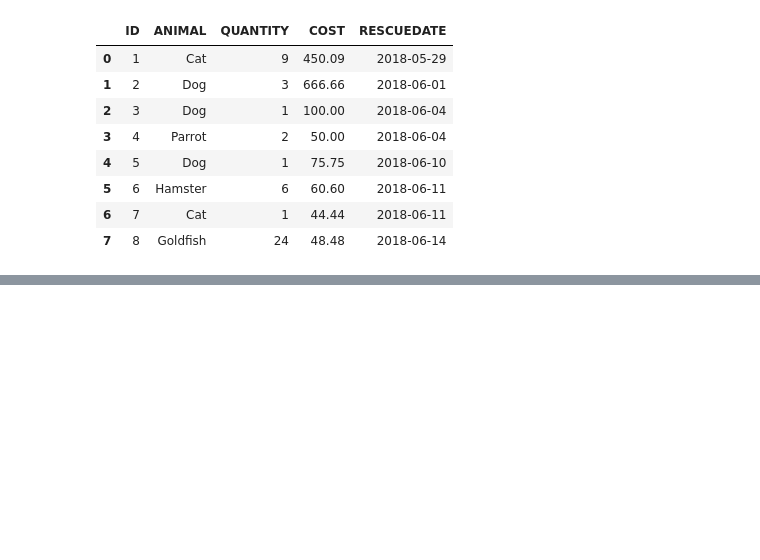
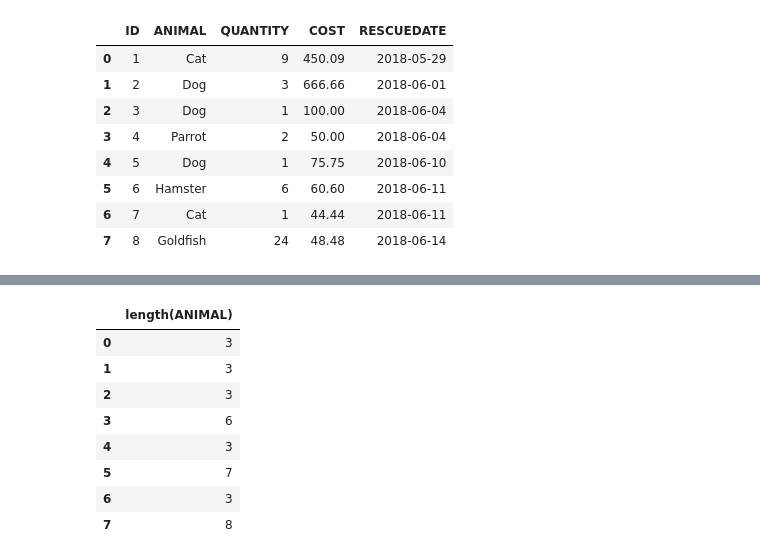
Before and after one commit to iampramodyadav/SQL, a Jupyter notebook: 3_2_SQL_Hands_on_Lab(IBM_Coursera).ipynb, the cells around one changed output, grey strips where cells are left out. Cells and saved outputs as stored; diff of their text form; code cells hidden in the pictures; blank space fills up the shorter version.

```diff
--- a/3_2_SQL_Hands_on_Lab(IBM_Coursera).ipynb
+++ b/3_2_SQL_Hands_on_Lab(IBM_Coursera).ipynb
@@ -72,0 +316,14 @@ pd.read_sql_query(sql="""SELECT *  FROM PETRESCUE""",con=temp_db)
+# %%
+con = sqlite3.connect('dataset.db')
+pd.read_sql_query("""SELECT length(ANIMAL)
+                          FROM PETRESCUE""",con)
+# %% [output]
+|  | length(ANIMAL) |
+| 0 | 3 |
+| 1 | 3 |
+| 2 | 3 |
+| 3 | 6 |
+| 4 | 3 |
+| 5 | 7 |
+| 6 | 3 |
+| 7 | 8 |
```
Also changed, not shown: parts of 31 cells of this notebook.
